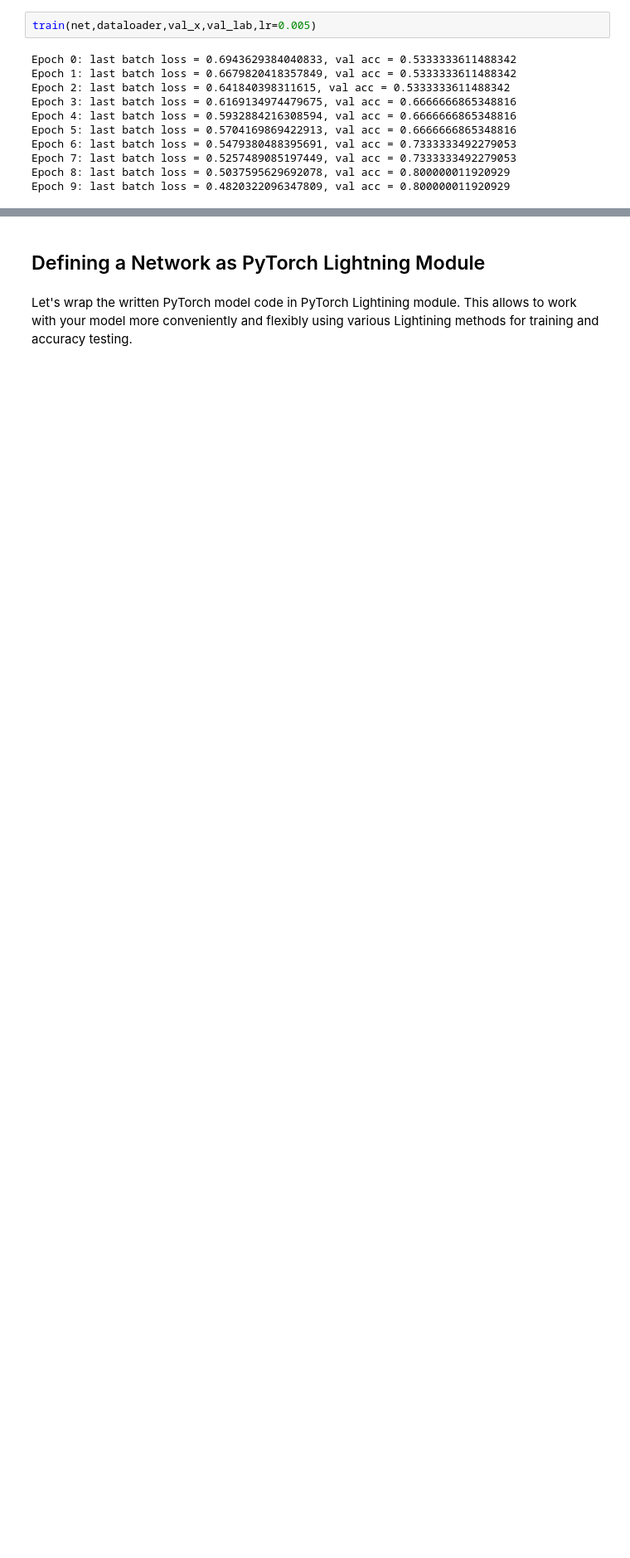
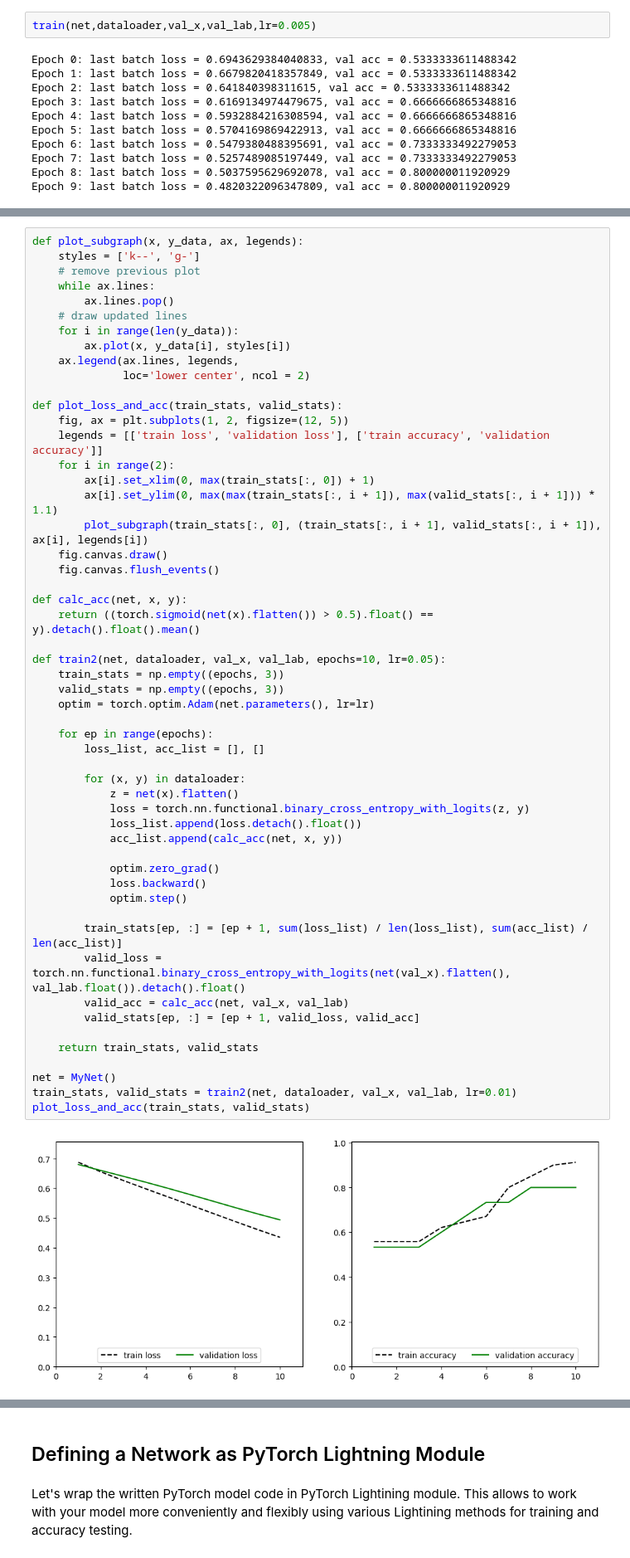
Before and after one commit to tsreaper/AI-For-Beginners, a Jupyter notebook: lessons/3-NeuralNetworks/05-Frameworks/IntroPyTorch.ipynb, the cells around one changed output, grey strips where cells are left out. Shown: that part at 83% size. Drawn from its saved outputs; the diff is of its cells as text; blank space fills up the shorter version.

Commit message:
Implement lesson 5 IntroPyTorch tasks

```diff
--- a/lessons/3-NeuralNetworks/05-Frameworks/IntroPyTorch.ipynb
+++ b/lessons/3-NeuralNetworks/05-Frameworks/IntroPyTorch.ipynb
@@ -717,0 +716,55 @@ Epoch 9: last batch loss = 0.4820322096347809, val acc = 0.800000011920929
+# %%
+def plot_subgraph(x, y_data, ax, legends):
+    styles = ['k--', 'g-']
+    # remove previous plot
+    while ax.lines:
+        ax.lines.pop()
+    # draw updated lines
+    for i in range(len(y_data)):
+        ax.plot(x, y_data[i], styles[i])
+    ax.legend(ax.lines, legends,
+              loc='lower center', ncol = 2)
+
+def plot_loss_and_acc(train_stats, valid_stats):
+    fig, ax = plt.subplots(1, 2, figsize=(12, 5))
+    legends = [['train loss', 'validation loss'], ['train accuracy', 'validation accuracy']]
+    for i in range(2):
+        ax[i].set_xlim(0, max(train_stats[:, 0]) + 1)
+        ax[i].set_ylim(0, max(max(train_stats[:, i + 1]), max(valid_stats[:, i + 1])) * 1.1)
+        plot_subgraph(train_stats[:, 0], (train_stats[:, i + 1], valid_stats[:, i + 1]), ax[i], legends[i])
+    fig.canvas.draw()
+    fig.canvas.flush_events()
+
+def calc_acc(net, x, y):
+    return ((torch.sigmoid(net(x).flatten()) > 0.5).float() == y).detach().float().mean()
+
+def train2(net, dataloader, val_x, val_lab, epochs=10, lr=0.05):
+    train_stats = np.empty((epochs, 3))
+    valid_stats = np.empty((epochs, 3))
+    optim = torch.optim.Adam(net.parameters(), lr=lr)
+
+    for ep in range(epochs):
+        loss_list, acc_list = [], []
+
+        for (x, y) in dataloader:
+            z = net(x).flatten()
+            loss = torch.nn.functional.binary_cross_entropy_with_logits(z, y)
+            loss_list.append(loss.detach().float())
+            acc_list.append(calc_acc(net, x, y))
+
+            optim.zero_grad()
+            loss.backward()
+            optim.step()
+
+        train_stats[ep, :] = [ep + 1, sum(loss_list) / len(loss_list), sum(acc_list) / len(acc_list)]
+        valid_loss = torch.nn.functional.binary_cross_entropy_with_logits(net(val_x).flatten(), val_lab.float()).detach().float()
+        valid_acc = calc_acc(net, val_x, val_lab)
+        valid_stats[ep, :] = [ep + 1, valid_loss, valid_acc]
+
+    return train_stats, valid_stats
+
+net = MyNet()
+train_stats, valid_stats = train2(net, dataloader, val_x, val_lab, lr=0.01)
+plot_loss_and_acc(train_stats, valid_stats)
+# %% [output]
+[figure, added]
```
Also changed, not shown: parts of 12 cells of this notebook.
